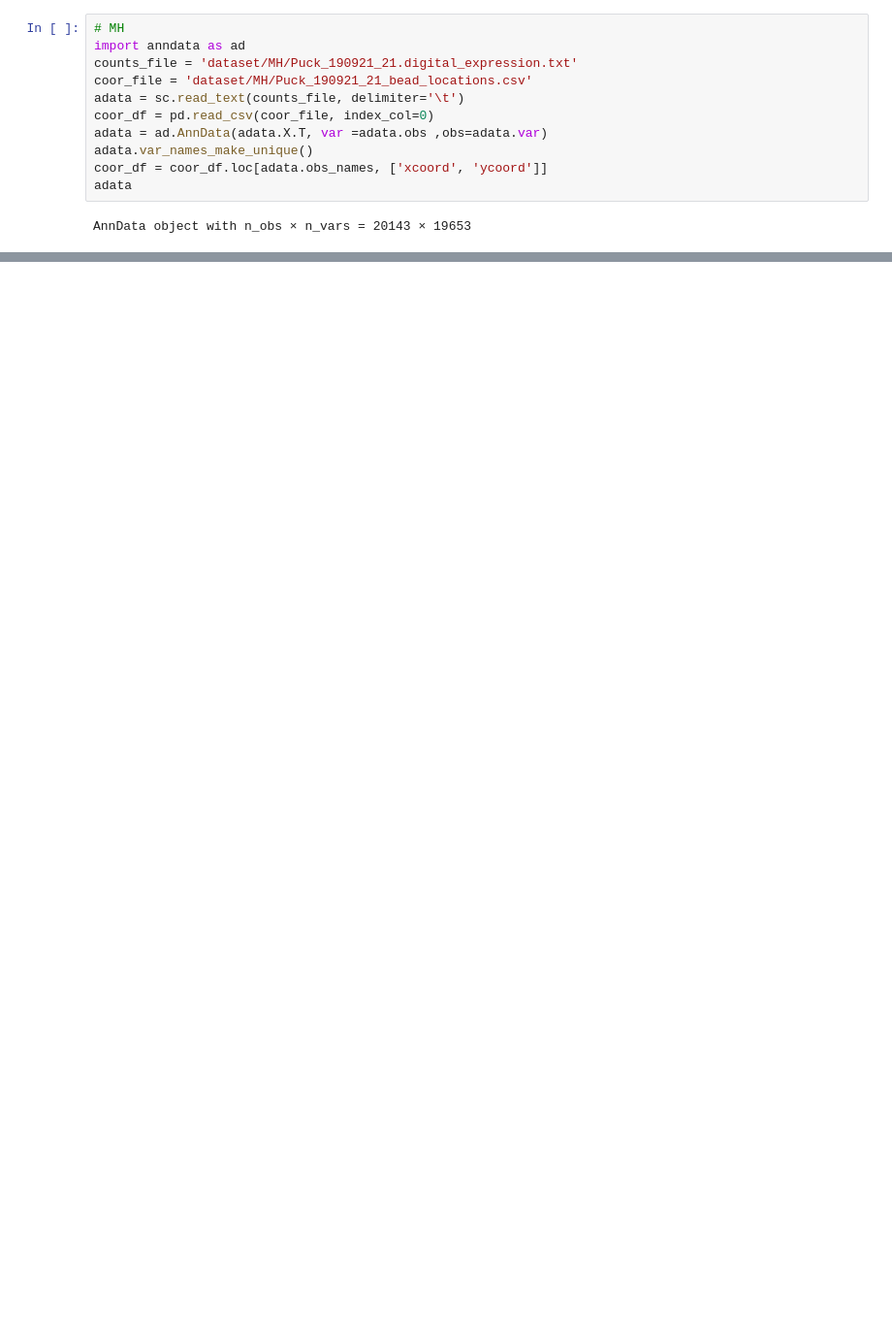
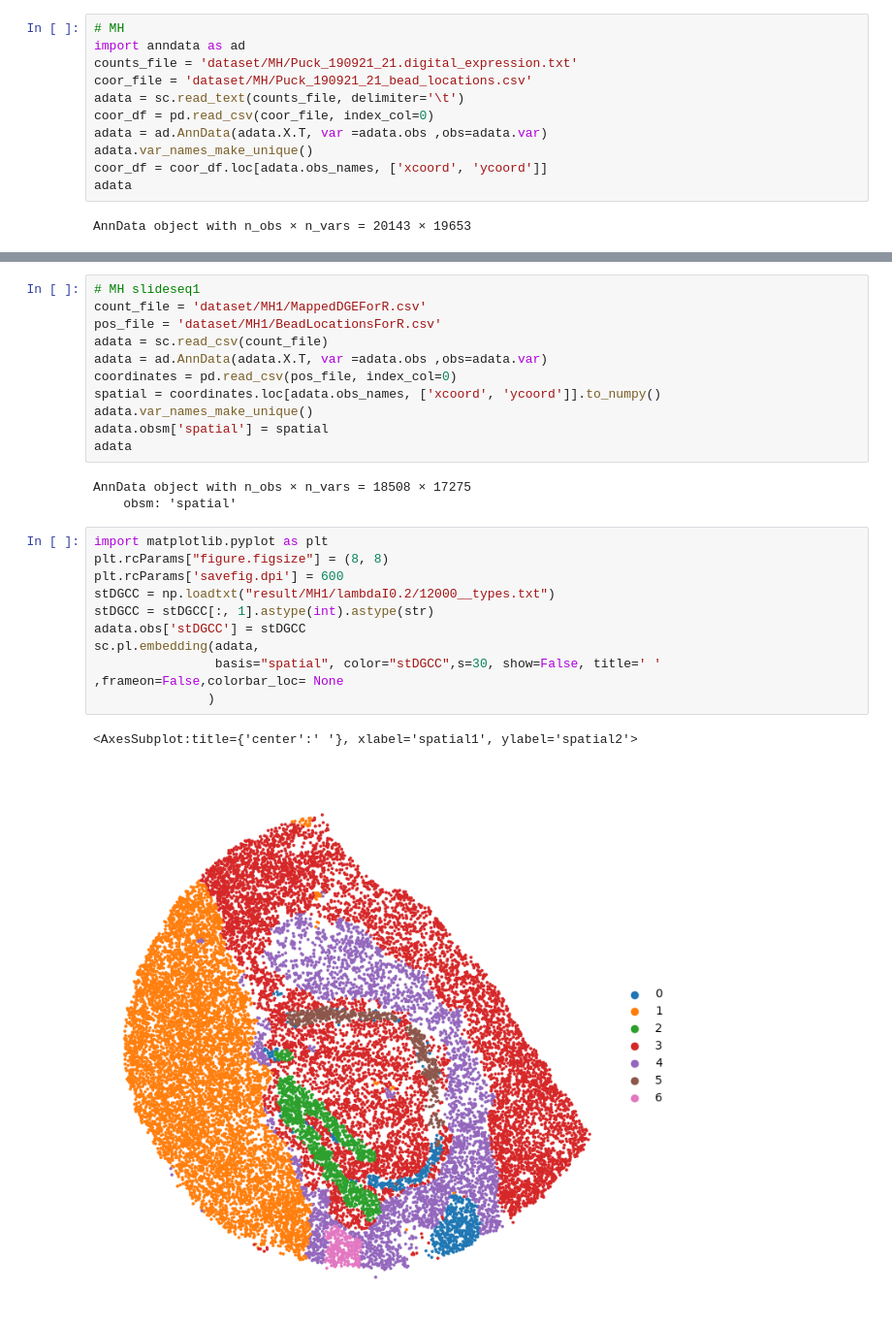
Before and after one commit to TimE9527/stDGCC, a Jupyter notebook: ARI&NMI.ipynb, the cells around one changed output, grey strips where cells are left out. Shown at 97% size. Saved outputs shown, nothing was run; the diff lists cells and outputs as text; blank space fills up the shorter version.

```diff
--- a/ARI&NMI.ipynb
+++ b/ARI&NMI.ipynb
@@ -102,0 +79,27 @@ sc.pl.embedding(adata[((adata.obsm['spatial'][:,0]-3200)**2 + (adata.obsm['spati
+# %%
+# MH slideseq1
+count_file = 'dataset/MH1/MappedDGEForR.csv'
+pos_file = 'dataset/MH1/BeadLocationsForR.csv'
+adata = sc.read_csv(count_file)
+adata = ad.AnnData(adata.X.T, var =adata.obs ,obs=adata.var)
+coordinates = pd.read_csv(pos_file, index_col=0)
+spatial = coordinates.loc[adata.obs_names, ['xcoord', 'ycoord']].to_numpy()
+adata.var_names_make_unique()
+adata.obsm['spatial'] = spatial
+adata
+# %% [output]
+AnnData object with n_obs × n_vars = 18508 × 17275
+    obsm: 'spatial'
+# %%
+import matplotlib.pyplot as plt
+plt.rcParams["figure.figsize"] = (8, 8)
+plt.rcParams['savefig.dpi'] = 600
+stDGCC = np.loadtxt("result/MH1/lambdaI0.2/12000__types.txt")
+stDGCC = stDGCC[:, 1].astype(int).astype(str)
+adata.obs['stDGCC'] = stDGCC
+sc.pl.embedding(adata,
+                basis="spatial", color="stDGCC",s=30, show=False, title=' ' ,frameon=False,colorbar_loc= None
+               )
+# %% [output]
+<AxesSubplot:title={'center':' '}, xlabel='spatial1', ylabel='spatial2'>
+[figure, added]
```
Also changed, not shown: parts of 7 cells of this notebook, 32 other files.
